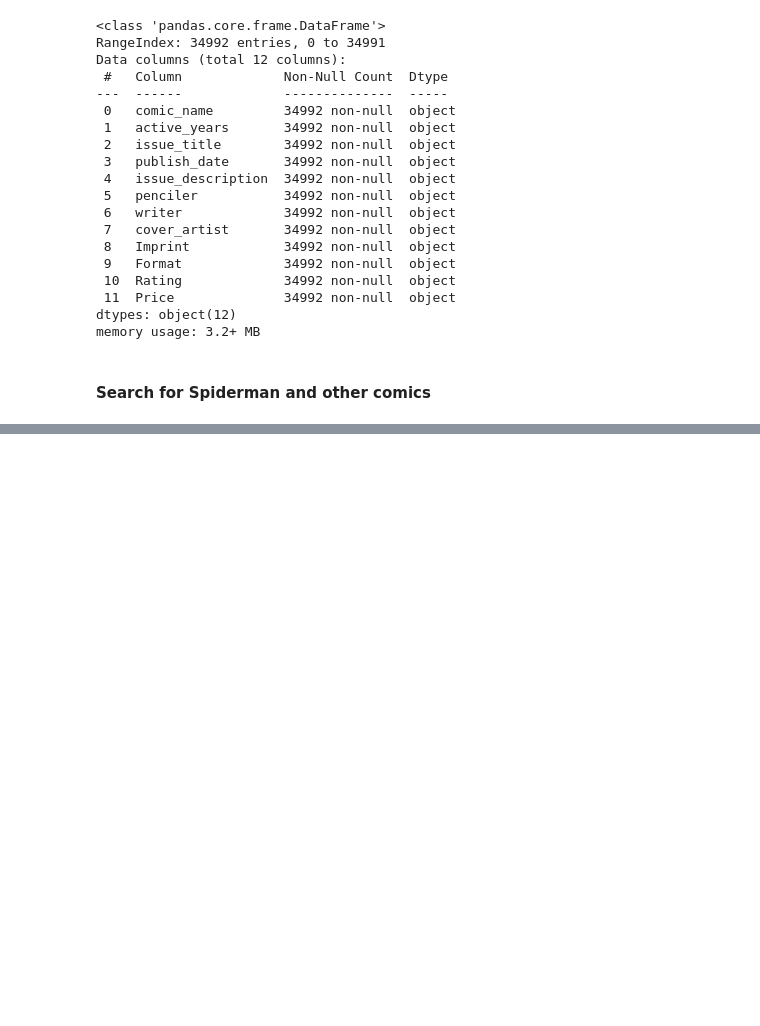
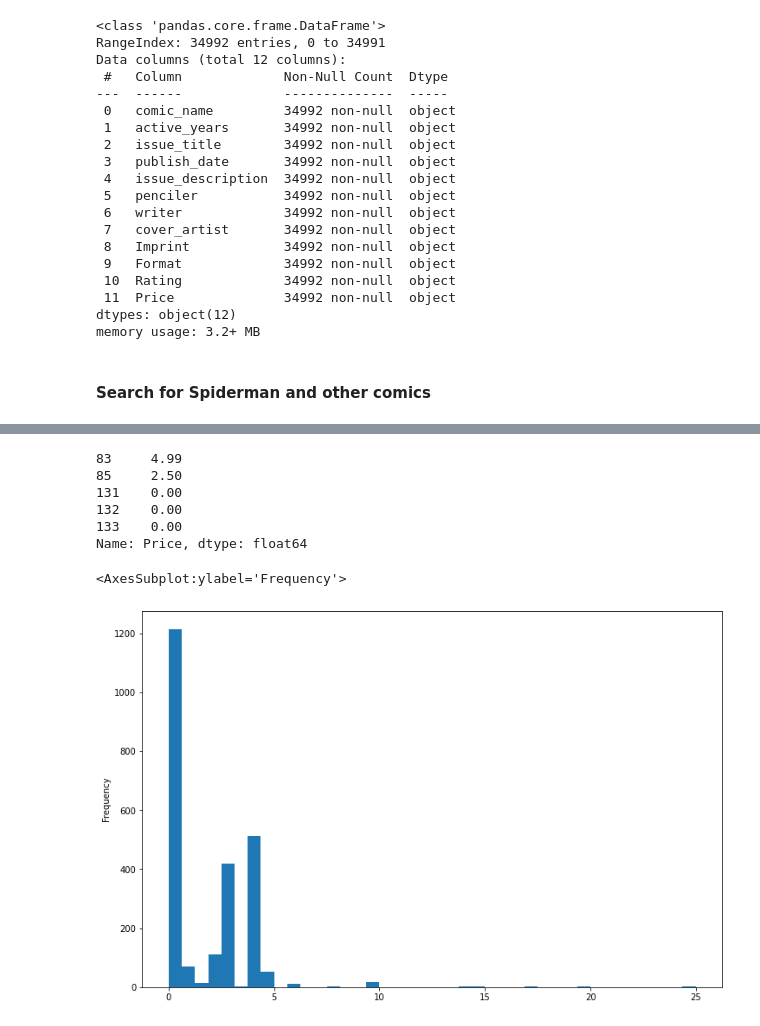
Before and after one commit to Spondon99/Marvel-Comics, a Jupyter notebook: Comic Analysis.ipynb, the cells around one changed output, grey strips where cells are left out. Saved outputs shown, nothing was run; the diff lists cells and outputs as text; code cells hidden in the pictures; blank space fills up the shorter version.

```diff
--- a/Comic Analysis.ipynb
+++ b/Comic Analysis.ipynb
@@ -69,3 +81,5 @@ spiderman_comics[spiderman_comics['comic_name'] == 'None']
+# %%
+spiderman_comics = spiderman_comics[spiderman_comics['comic_name'] != 'None']
 # %%
 spiderman_comics.head()
 # %% [output]
@@ -77,0 +130,28 @@ spiderman_comics.head()
+# %%
+def convert_to_float(price):
+    if price.strip() == 'Free':
+        return 0.
+    if price.strip() == 'None':
+        return np.NaN
+    else:
+        num = price.strip()[1:]
+        return float(num)
+# %%
+spiderman_comics['Price'] = spiderman_comics['Price'].apply(lambda x: convert_to_float(x))
+# %%
+spiderman_comics['Price'].head()
+# %% [output]
+83     4.99
+85     2.50
+131    0.00
+132    0.00
+133    0.00
+Name: Price, dtype: float64
+# %%
+spiderman_comics['Price'].plot(kind='hist', bins=40, figsize=(12, 8))
+
+# We can see that most of the spiderman comics have a price
+# between 0 (Free) and 1$
+# %% [output]
+<AxesSubplot:ylabel='Frequency'>
+[figure, added]
```
Also changed, not shown: parts of 4 cells of this notebook.
